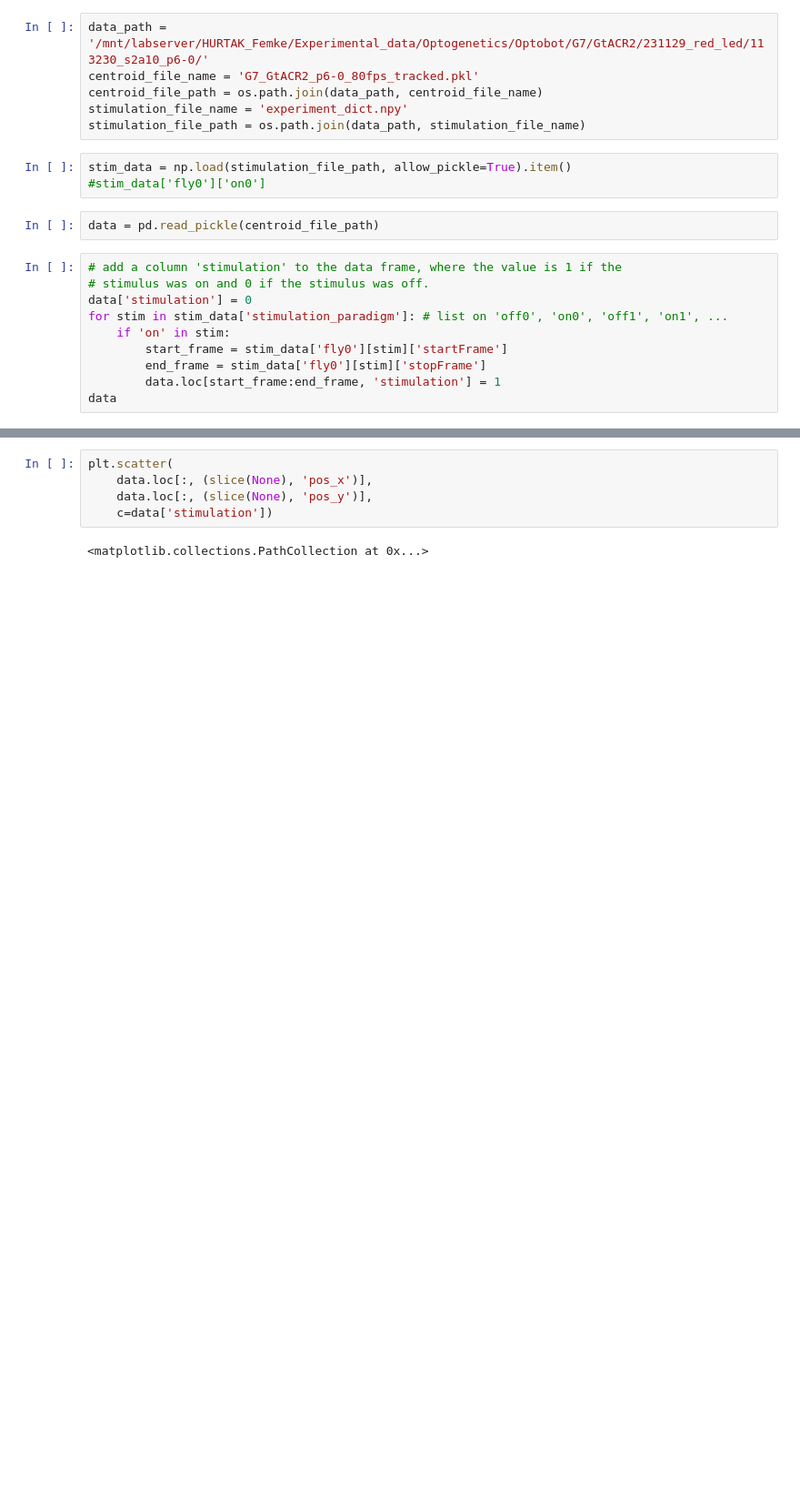
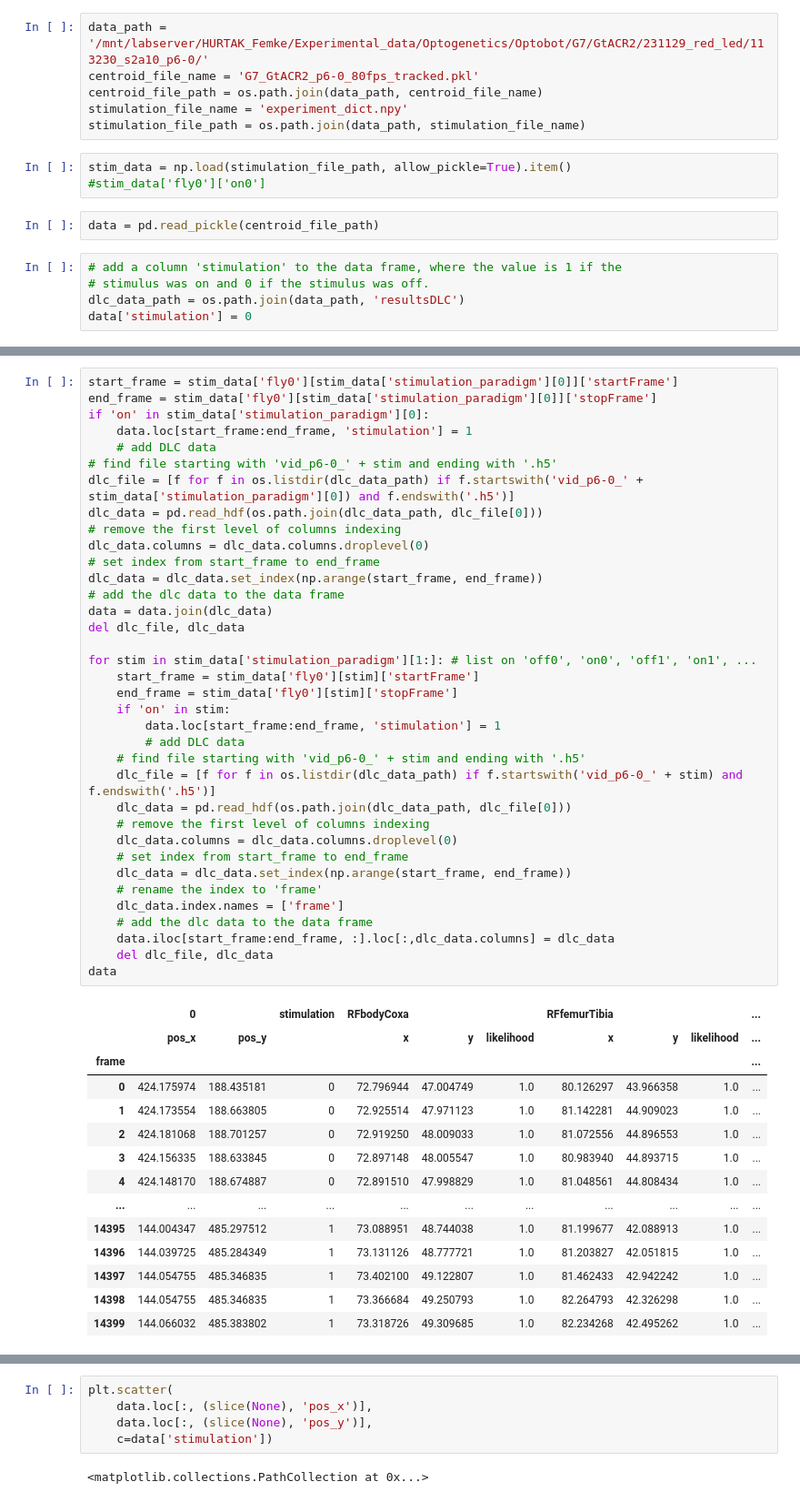
Before and after one commit to NeLy-EPFL/dn_networks, a Jupyter notebook: dn_experiments/optobot_test_ground.ipynb, the cells around one changed output, grey strips where cells are left out. Shown: that part at 91% size. Cells and saved outputs as stored; diff of their text form; blank space fills up the shorter version.

```diff
--- a/dn_experiments/optobot_test_ground.ipynb
+++ b/dn_experiments/optobot_test_ground.ipynb
@@ -17,10 +17,5 @@ data = pd.read_pickle(centroid_file_path)
 # %%
 # add a column 'stimulation' to the data frame, where the value is 1 if the
 # stimulus was on and 0 if the stimulus was off.
+dlc_data_path = os.path.join(data_path, 'resultsDLC')
 data['stimulation'] = 0
-for stim in stim_data['stimulation_paradigm']: # list on 'off0', 'on0', 'off1', 'on1', ...
-    if 'on' in stim:
-        start_frame = stim_data['fly0'][stim]['startFrame']
-        end_frame = stim_data['fly0'][stim]['stopFrame']
-        data.loc[start_frame:end_frame, 'stimulation'] = 1
-data
@@ -47,0 +33,51 @@ plt.plot(data['stimulation'])
+# %%
+start_frame = stim_data['fly0'][stim_data['stimulation_paradigm'][0]]['startFrame']
+end_frame = stim_data['fly0'][stim_data['stimulation_paradigm'][0]]['stopFrame']
+if 'on' in stim_data['stimulation_paradigm'][0]:
+    data.loc[start_frame:end_frame, 'stimulation'] = 1
+    # add DLC data
+# find file starting with 'vid_p6-0_' + stim and ending with '.h5'
+dlc_file = [f for f in os.listdir(dlc_data_path) if f.startswith('vid_p6-0_' + stim_data['stimulation_paradigm'][0]) and f.endswith('.h5')]
+dlc_data = pd.read_hdf(os.path.join(dlc_data_path, dlc_file[0]))
+# remove the first level of columns indexing
+dlc_data.columns = dlc_data.columns.droplevel(0)
+# set index from start_frame to end_frame
+dlc_data = dlc_data.set_index(np.arange(start_frame, end_frame))
+# add the dlc data to the data frame
+data = data.join(dlc_data)
+del dlc_file, dlc_data
+
+for stim in stim_data['stimulation_paradigm'][1:]: # list on 'off0', 'on0', 'off1', 'on1', ...
+    start_frame = stim_data['fly0'][stim]['startFrame']
+    end_frame = stim_data['fly0'][stim]['stopFrame']
+    if 'on' in stim:
+        data.loc[start_frame:end_frame, 'stimulation'] = 1
+        # add DLC data
+    # find file starting with 'vid_p6-0_' + stim and ending with '.h5'
+    dlc_file = [f for f in os.listdir(dlc_data_path) if f.startswith('vid_p6-0_' + stim) and f.endswith('.h5')]
+    dlc_data = pd.read_hdf(os.path.join(dlc_data_path, dlc_file[0]))
+    # remove the first level of columns indexing
+    dlc_data.columns = dlc_data.columns.droplevel(0)
+    # set index from start_frame to end_frame
+    dlc_data = dlc_data.set_index(np.arange(start_frame, end_frame))
+    # rename the index to 'frame'
+    dlc_data.index.names = ['frame']
+    # add the dlc data to the data frame
+    data.iloc[start_frame:end_frame, :].loc[:,dlc_data.columns] = dlc_data
+    del dlc_file, dlc_data
+data
+# %% [output]
+|  | 0 |  | stimulation | RFbodyCoxa |  |  | RFfemurTibia |  |  | ... |
+|  | pos_x | pos_y |  | x | y | likelihood | x | y | likelihood | ... |
+| frame |  |  |  |  |  |  |  |  |  | ... |
+| 0 | 424.175974 | 188.435181 | 0 | 72.796944 | 47.004749 | 1.0 | 80.126297 | 43.966358 | 1.0 | ... |
+| 1 | 424.173554 | 188.663805 | 0 | 72.925514 | 47.971123 | 1.0 | 81.142281 | 44.909023 | 1.0 | ... |
+| 2 | 424.181068 | 188.701257 | 0 | 72.919250 | 48.009033 | 1.0 | 81.072556 | 44.896553 | 1.0 | ... |
+| 3 | 424.156335 | 188.633845 | 0 | 72.897148 | 48.005547 | 1.0 | 80.983940 | 44.893715 | 1.0 | ... |
+| 4 | 424.148170 | 188.674887 | 0 | 72.891510 | 47.998829 | 1.0 | 81.048561 | 44.808434 | 1.0 | ... |
+| ... | ... | ... | ... | ... | ... | ... | ... | ... | ... | ... |
+| 14395 | 144.004347 | 485.297512 | 1 | 73.088951 | 48.744038 | 1.0 | 81.199677 | 42.088913 | 1.0 | ... |
+| 14396 | 144.039725 | 485.284349 | 1 | 73.131126 | 48.777721 | 1.0 | 81.203827 | 42.051815 | 1.0 | ... |
+| 14397 | 144.054755 | 485.346835 | 1 | 73.402100 | 49.122807 | 1.0 | 81.462433 | 42.942242 | 1.0 | ... |
+| 14398 | 144.054755 | 485.346835 | 1 | 73.366684 | 49.250793 | 1.0 | 82.264793 | 42.326298 | 1.0 | ... |
+| 14399 | 144.066032 | 485.383802 | 1 | 73.318726 | 49.309685 | 1.0 | 82.234268 | 42.495262 | 1.0 | ... |
```
Also changed, not shown: parts of 8 cells of this notebook, 5 other files.
